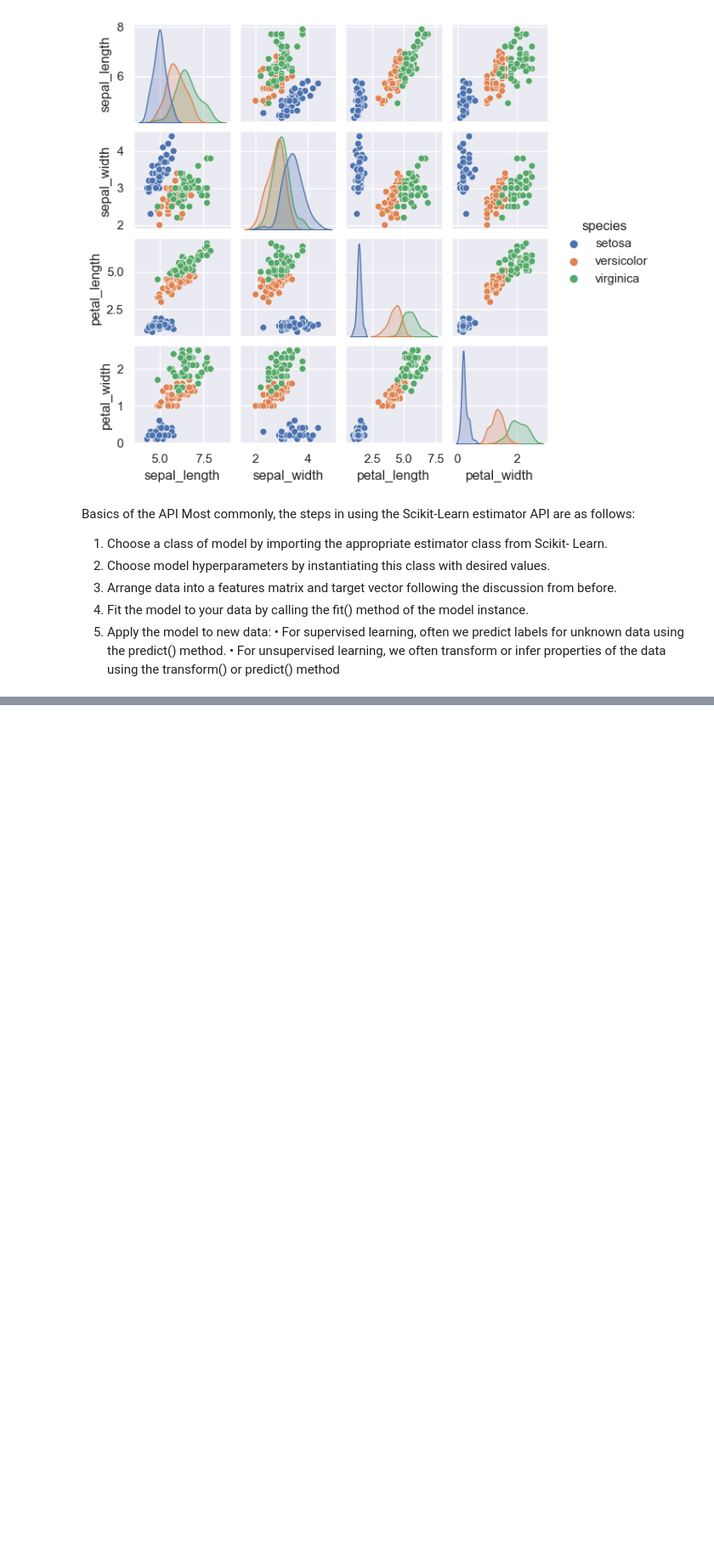
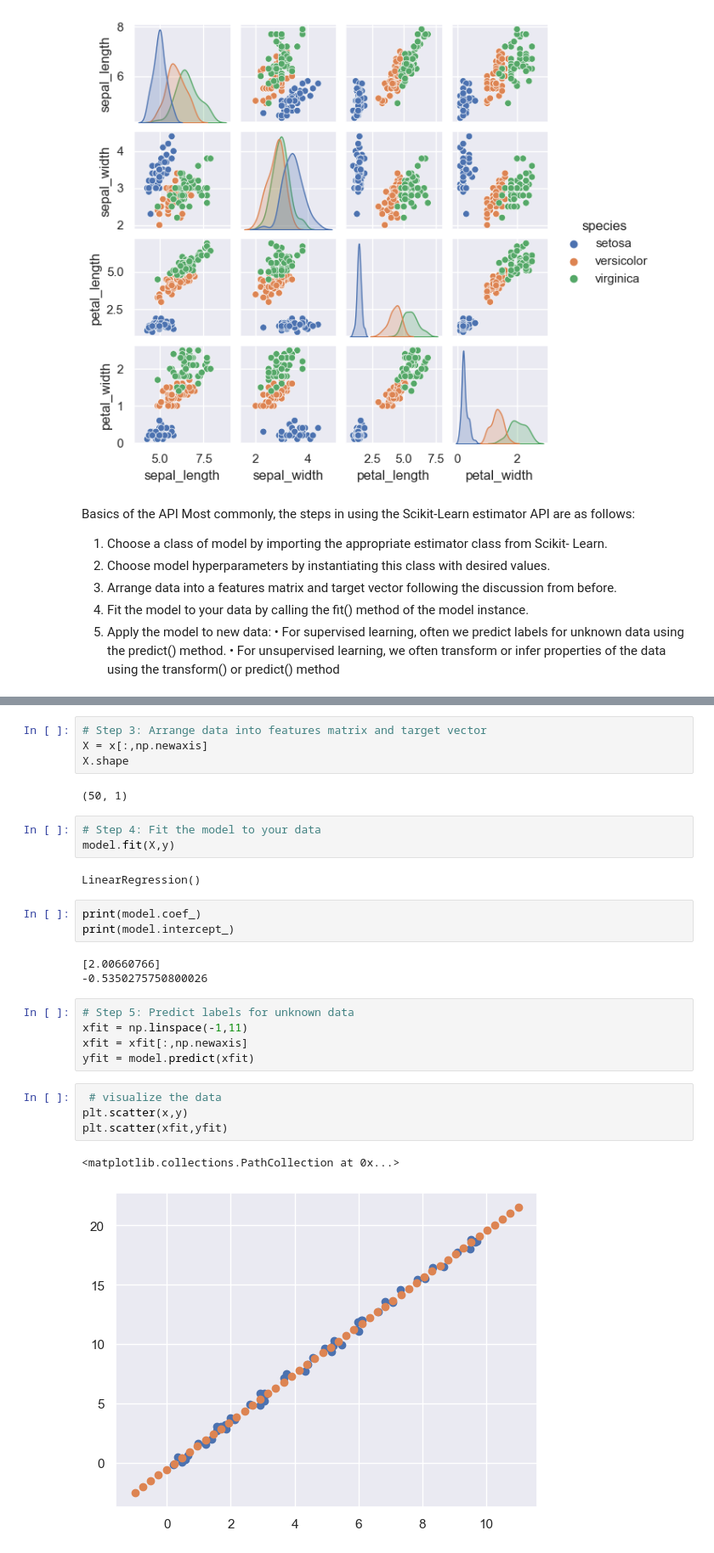
Before and after one commit to homemix/MachineLearning_python, a Jupyter notebook: Introducing Scikit-Learn.ipynb, the cells around one changed output, grey strips where cells are left out. Shown at 85% size. Cells and saved outputs as stored; diff of their text form; blank space fills up the shorter version.

```diff
--- a/Introducing Scikit-Learn.ipynb
+++ b/Introducing Scikit-Learn.ipynb
@@ -37,0 +62,29 @@ using the transform() or predict() method
+# %%
+# Step 3: Arrange data into features matrix and target vector
+X = x[:,np.newaxis]
+X.shape
+# %% [output]
+(50, 1)
+# %%
+# Step 4: Fit the model to your data
+model.fit(X,y)
+# %% [output]
+LinearRegression()
+# %%
+print(model.coef_)
+print(model.intercept_)
+# %% [output]
+[2.00660766]
+-0.5350275750800026
+# %%
+# Step 5: Predict labels for unknown data
+xfit = np.linspace(-1,11)
+xfit = xfit[:,np.newaxis]
+yfit = model.predict(xfit)
+# %%
+ # visualize the data
+plt.scatter(x,y)
+plt.scatter(xfit,yfit)
+# %% [output]
+<matplotlib.collections.PathCollection at 0x...>
+[figure, added]
```
Also changed, not shown: parts of 5 cells of this notebook.
